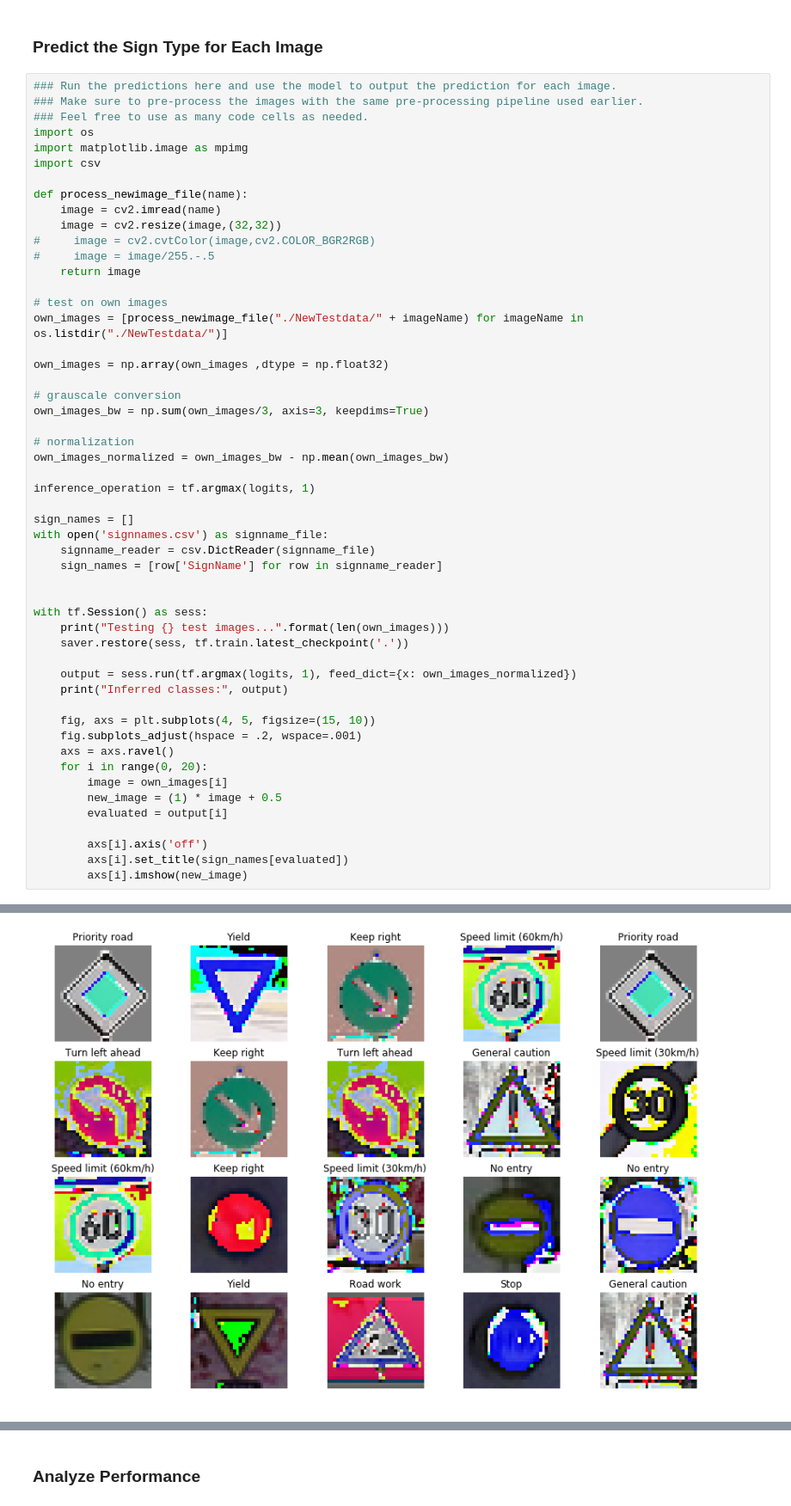
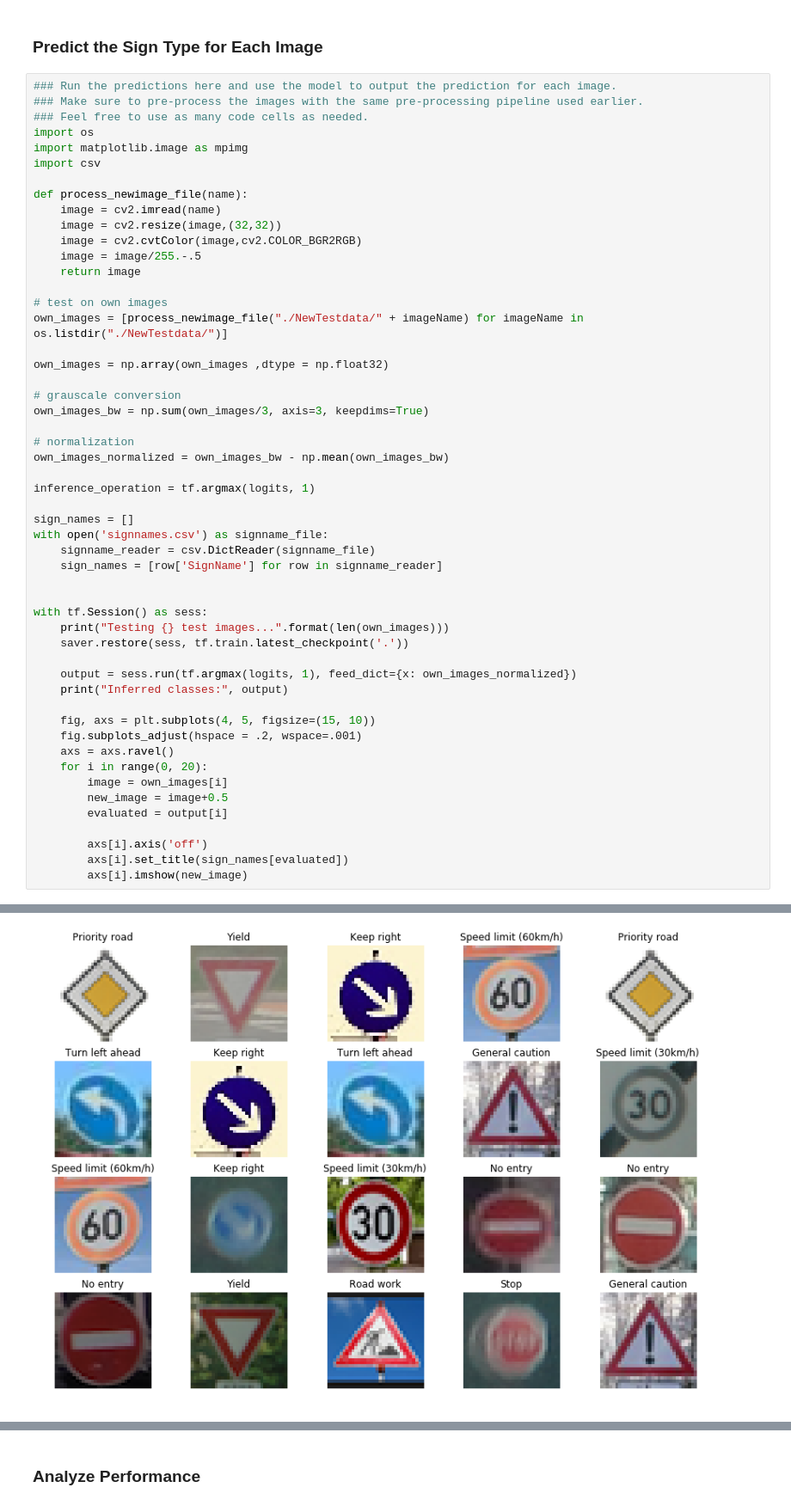
Before and after one commit to Chandrajay/Traffic-Sign-Classifier-Project, a Jupyter notebook: Traffic_Sign_Classifier.ipynb, the cells around one changed output, grey strips where cells are left out. Shown: that part at 86% size. Saved outputs shown, nothing was run; the diff lists cells and outputs as text.

```diff
--- a/Traffic_Sign_Classifier.ipynb
+++ b/Traffic_Sign_Classifier.ipynb
@@ -357,8 +357,8 @@ import csv
 def process_newimage_file(name):
     image = cv2.imread(name)
     image = cv2.resize(image,(32,32))
-#     image = cv2.cvtColor(image,cv2.COLOR_BGR2RGB)
-#     image = image/255.-.5
+    image = cv2.cvtColor(image,cv2.COLOR_BGR2RGB)
+    image = image/255.-.5
     return image
 
 # test on own images
@@ -374,35 +374,35 @@ own_images_normalized = own_images_bw - np.mean(own_images_bw)
 
 inference_operation = tf.argmax(logits, 1)
 
 sign_names = []
 with open('signnames.csv') as signname_file:
     signname_reader = csv.DictReader(signname_file)
     sign_names = [row['SignName'] for row in signname_reader]
 
 
 with tf.Session() as sess:
     print("Testing {} test images...".format(len(own_images)))
     saver.restore(sess, tf.train.latest_checkpoint('.'))
 
     output = sess.run(tf.argmax(logits, 1), feed_dict={x: own_images_normalized})
     print("Inferred classes:", output)
 
     fig, axs = plt.subplots(4, 5, figsize=(15, 10))
     fig.subplots_adjust(hspace = .2, wspace=.001)
     axs = axs.ravel()
     for i in range(0, 20):
         image = own_images[i]
-        new_image = (1) * image + 0.5
+        new_image = image+0.5
         evaluated = output[i]
 
         axs[i].axis('off')
         axs[i].set_title(sign_names[evaluated])
         axs[i].imshow(new_image)
 # %% [output]
 Testing 22 test images...
 INFO:tensorflow:Restoring parameters from ./lenet
 Inferred classes: [12 13 38  3 12 34 38 34 18  1  3 38  1 17 17 17 13 25 14 18 25 14]
-[figure, old version]
+[figure, new version]
 # %%
 Sample = own_images[0:5]
 sample_nrml = own_images_normalized[0:5]
```
Also changed, not shown: parts of 6 cells of this notebook, 1 other file.
